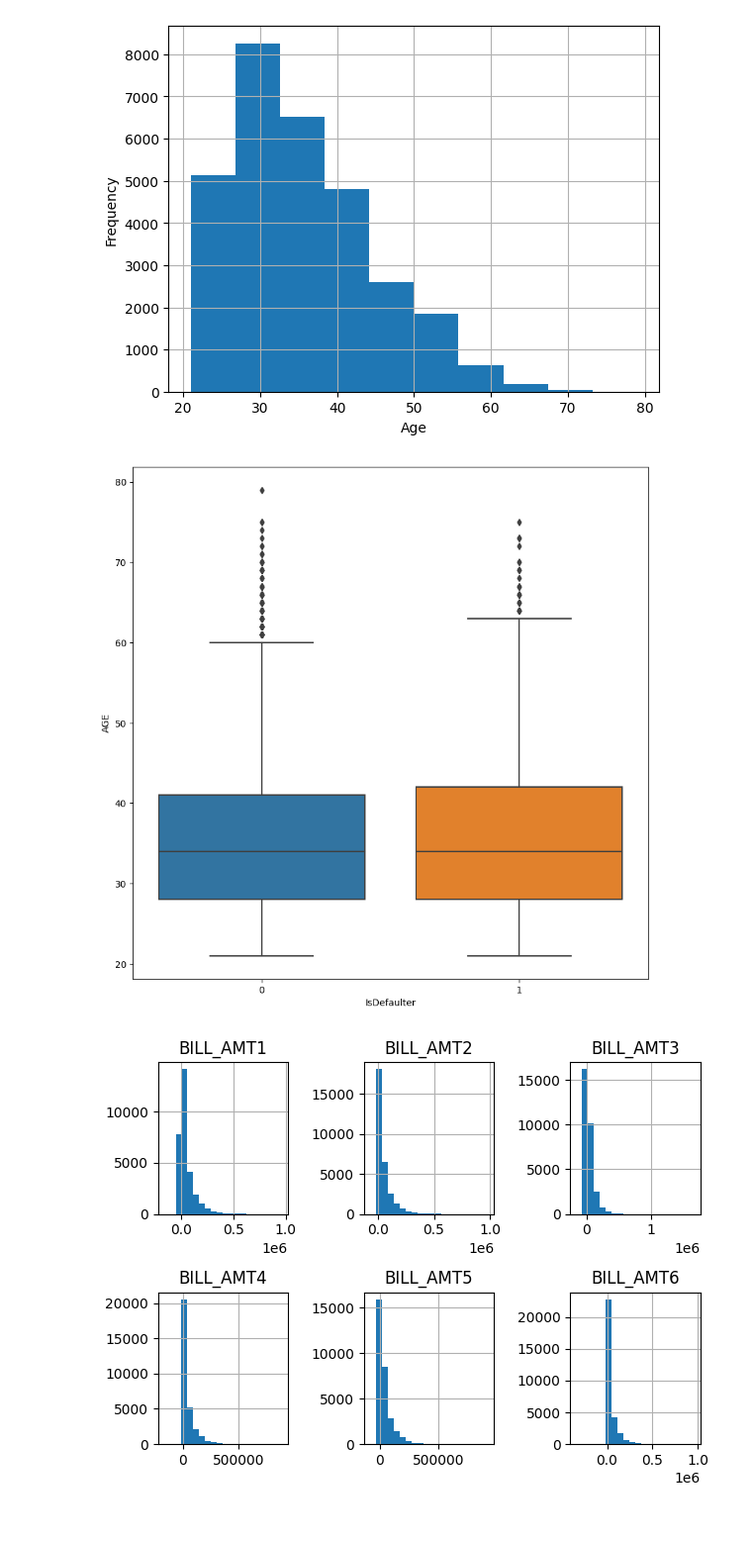
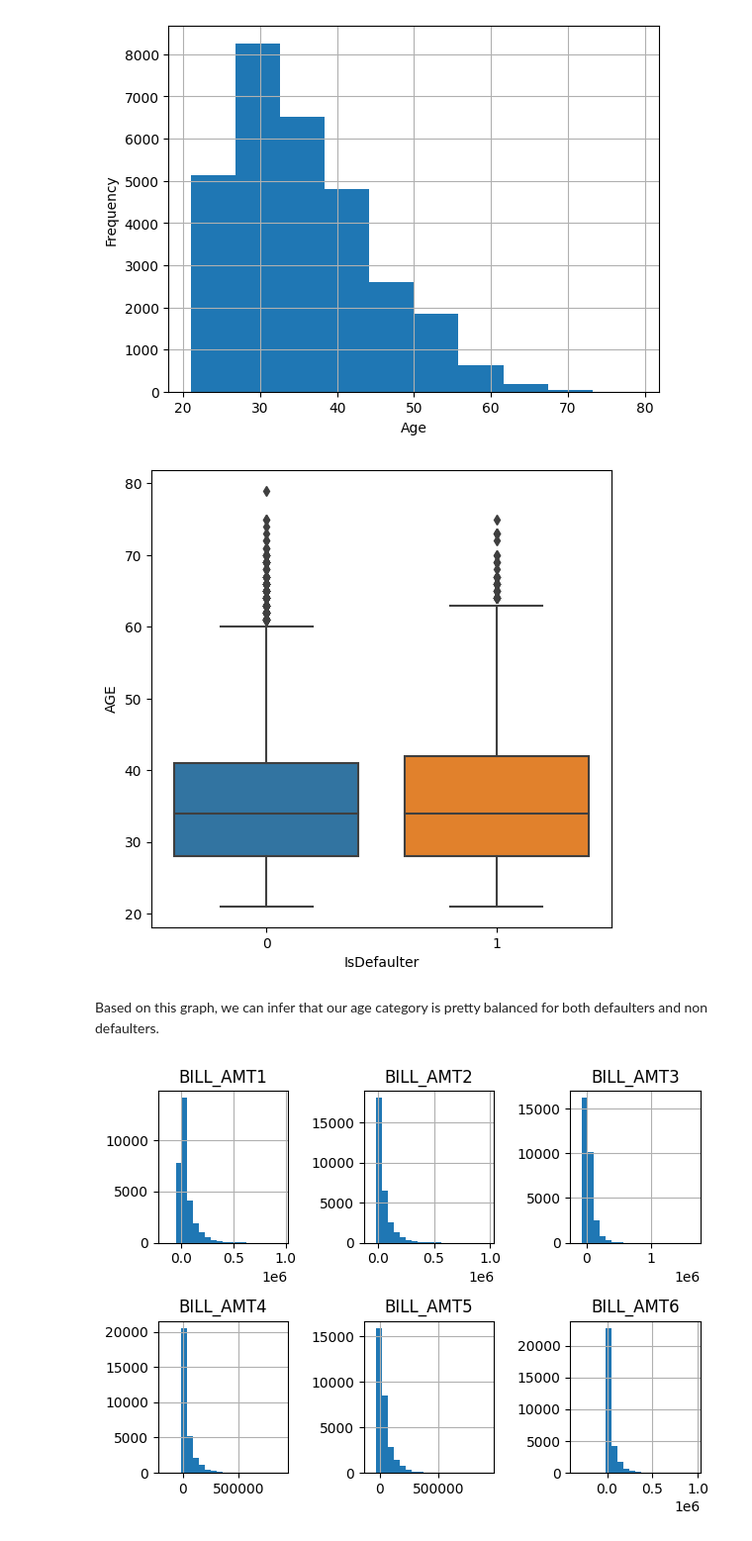
Before and after one commit to angadhsingh1/MachineLearning-DefaultCreditCards, a Jupyter notebook: final-project.ipynb, the cells around one changed output. Shown: that part at 99% size. Saved outputs shown, nothing was run; the diff lists cells and outputs as text; code cells hidden in the pictures.

```diff
--- a/final-project.ipynb
+++ b/final-project.ipynb
@@ -224,8 +227,10 @@ ylabel = plt.ylabel("Frequency")
 # %%
 df.groupby('IsDefaulter')['AGE'].mean()
 df = df.astype('int')
-plt.figure(figsize=(10,10))
+plt.figure(figsize=(6,6))
 ax = sns.boxplot(x="IsDefaulter", y="AGE", data=df)
 # %% [output]
-[figure, old version]
+[figure, new version]
+# %% [markdown]
+Based on this graph, we can infer that our age category is pretty balanced for both defaulters and non defaulters.
 # %%
```
Also changed, not shown: parts of 31 cells of this notebook.
